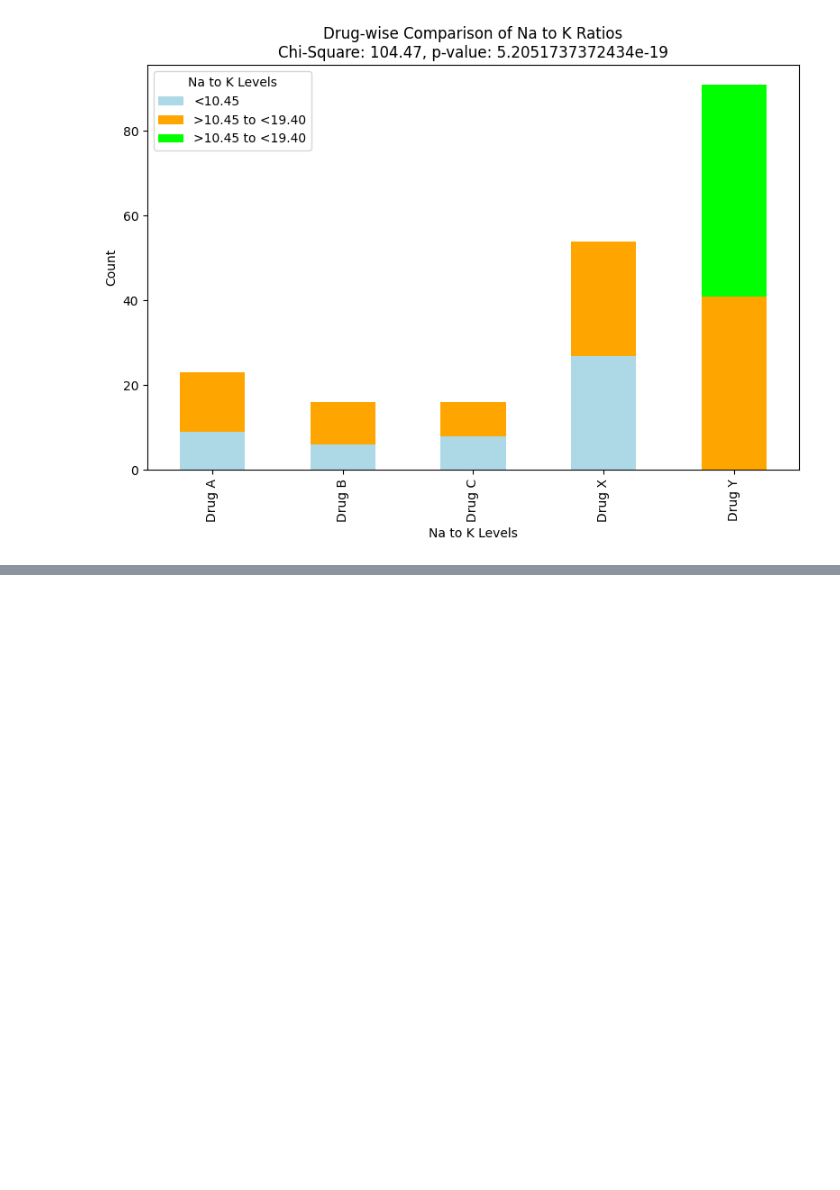
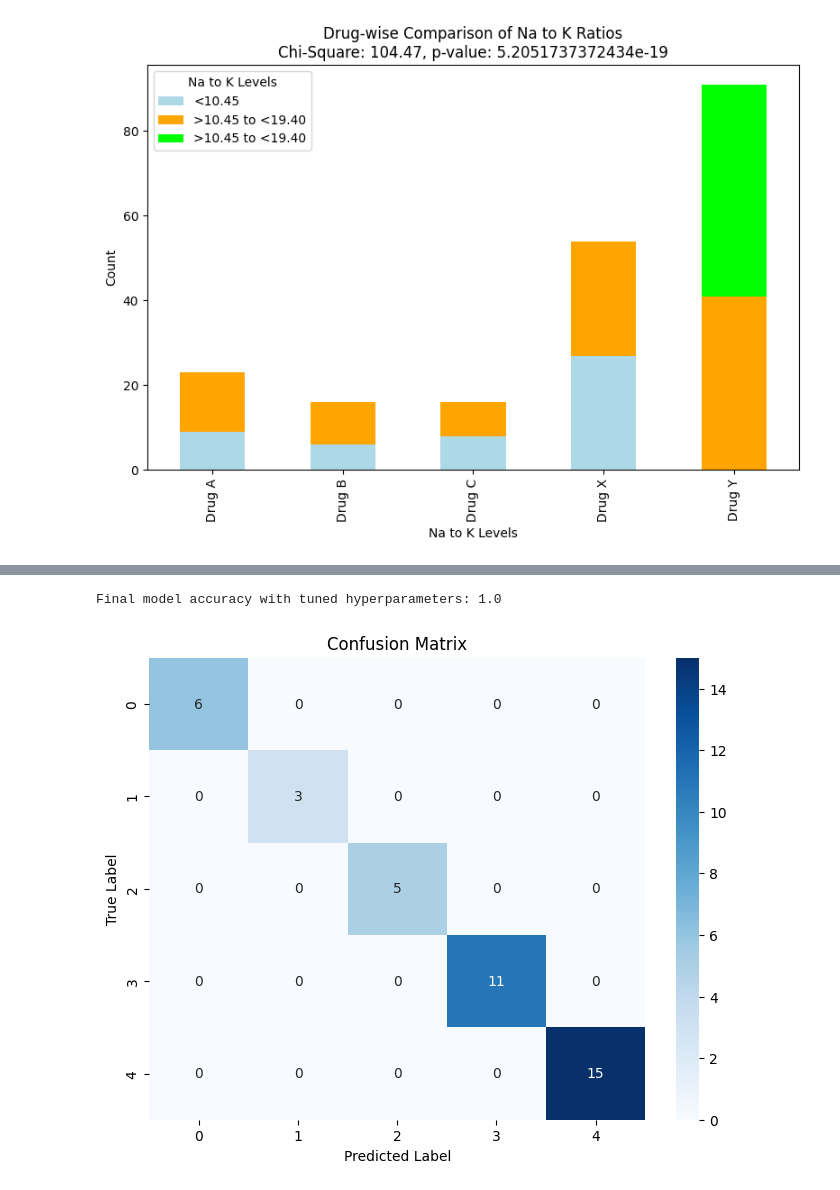
Before and after one commit to rksonu21/Drug_Safety_And_Pharma_Project, a Jupyter notebook: Drug_Safety_And_Pharmacovigilance.ipynb, the cells around one changed output, grey strips where cells are left out. Saved outputs shown, nothing was run; the diff lists cells and outputs as text; code cells hidden in the pictures; blank space fills up the shorter version.

Commit message:
Model_Prototyping_Commit_1

```diff
--- a/Drug_Safety_And_Pharmacovigilance.ipynb
+++ b/Drug_Safety_And_Pharmacovigilance.ipynb
@@ -367,0 +477,38 @@ plt.show()
+# %%
+# Train the final model with the best hyperparameters
+best_params = study.best_params
+
+clf_best = RandomForestClassifier(
+    n_estimators=best_params['n_estimators'],
+    max_depth=best_params['max_depth'],
+    min_samples_split=best_params['min_samples_split'],
+    min_samples_leaf=best_params['min_samples_leaf'],
+    random_state=42
+)
+
+clf_best.fit(X_train, y_train)
+
+# Make predictions with the final model
+y_pred_best = clf_best.predict(X_test)
+
+# Evaluate the final model
+accuracy_best = accuracy_score(y_test, y_pred_best)
+print("Final model accuracy with tuned hyperparameters:", accuracy_best)
+# %% [output]
+Final model accuracy with tuned hyperparameters: 1.0
+# %%
+# Generate predictions with the trained model
+y_pred_best = clf_best.predict(X_test)
+
+# Generate the confusion matrix
+cm = confusion_matrix(y_test, y_pred_best)
+# %%
+# Plot confusion matrix
+plt.figure(figsize=(8, 6))
+sns.heatmap(cm, annot=True, fmt="d", cmap="Blues", xticklabels=le_drug.classes_, yticklabels=le_drug.classes_)
+plt.title('Confusion Matrix')
+plt.xlabel('Predicted Label')
+plt.ylabel('True Label')
+plt.show()
+# %% [output]
+[figure, added]
```
Also changed, not shown: parts of 6 cells of this notebook.
